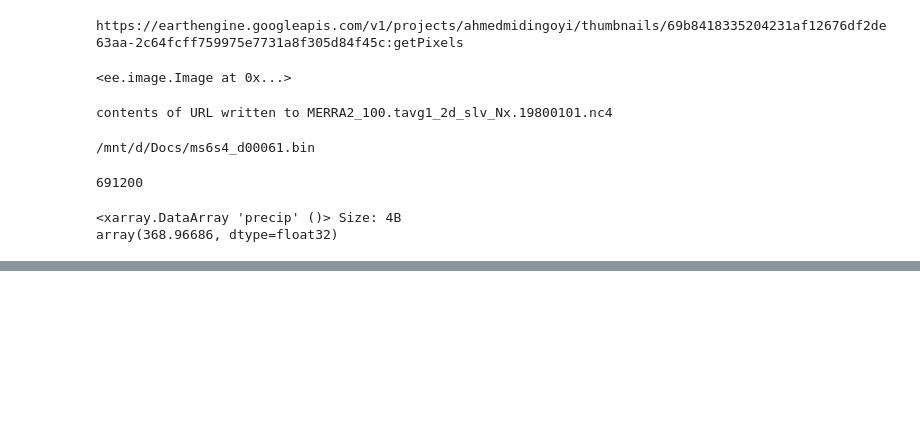
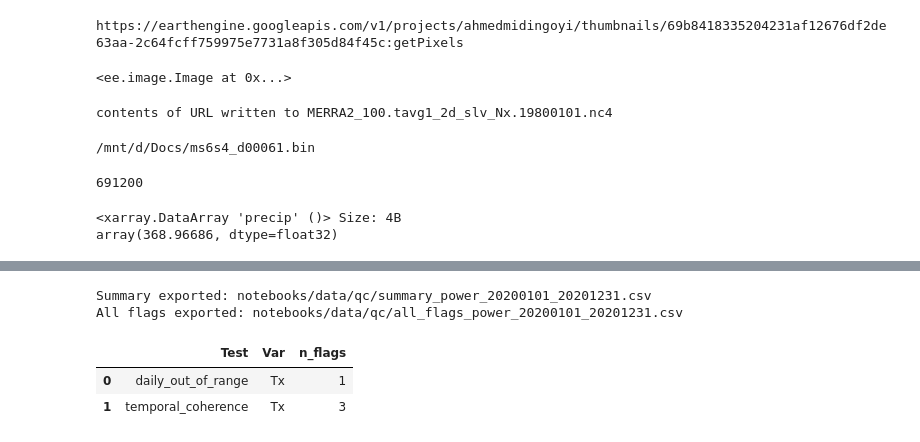
Before and after one commit to cyrillemidingoyi/agrometflow, a Jupyter notebook: notebooks/pipeline.ipynb, the cells around one changed output, grey strips where cells are left out. Drawn from its saved outputs; the diff is of its cells as text; code cells hidden in the pictures; blank space fills up the shorter version.

```diff
--- a/notebooks/pipeline.ipynb
+++ b/notebooks/pipeline.ipynb
@@ -234,0 +351,22 @@ array(368.96686, dtype=float32)
+# %%
+# Export QC outputs to CSV
+from pathlib import Path
+
+qc_export_dir = Path("notebooks/data/qc")
+qc_export_dir.mkdir(parents=True, exist_ok=True)
+
+summary_out = qc_export_dir / "summary_power_20200101_20201231.csv"
+flags_out = qc_export_dir / "all_flags_power_20200101_20201231.csv"
+
+qc_result["summary"].to_csv(summary_out, index=False)
+qc_result["all_flags"].to_csv(flags_out, index=False)
+
+print(f"Summary exported: {summary_out}")
+print(f"All flags exported: {flags_out}")
+display(qc_result["summary"])
+# %% [output]
+Summary exported: notebooks/data/qc/summary_power_20200101_20201231.csv
+All flags exported: notebooks/data/qc/all_flags_power_20200101_20201231.csv
+|  | Test | Var | n_flags |
+| 0 | daily_out_of_range | Tx | 1 |
+| 1 | temporal_coherence | Tx | 3 |
```
Also changed, not shown: parts of 6 cells of this notebook, 12 other files.
